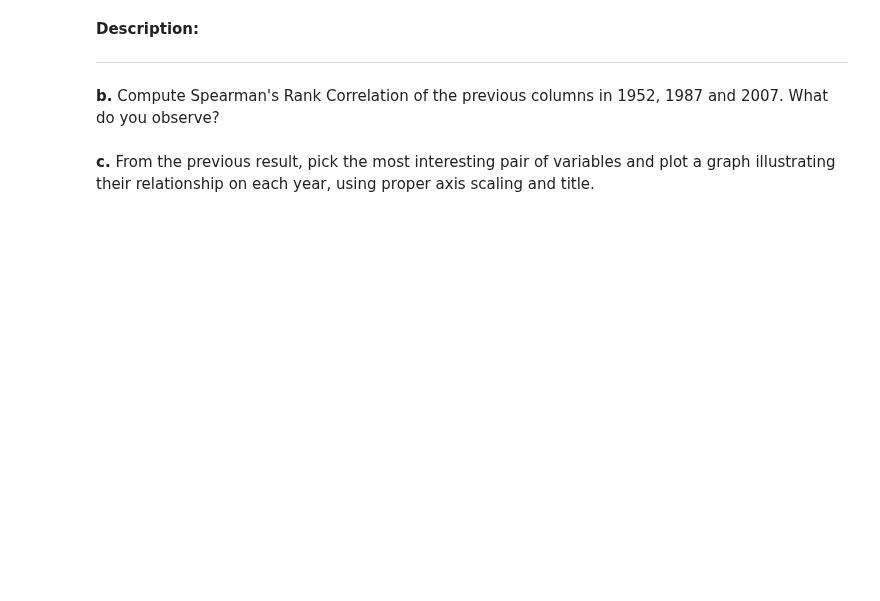
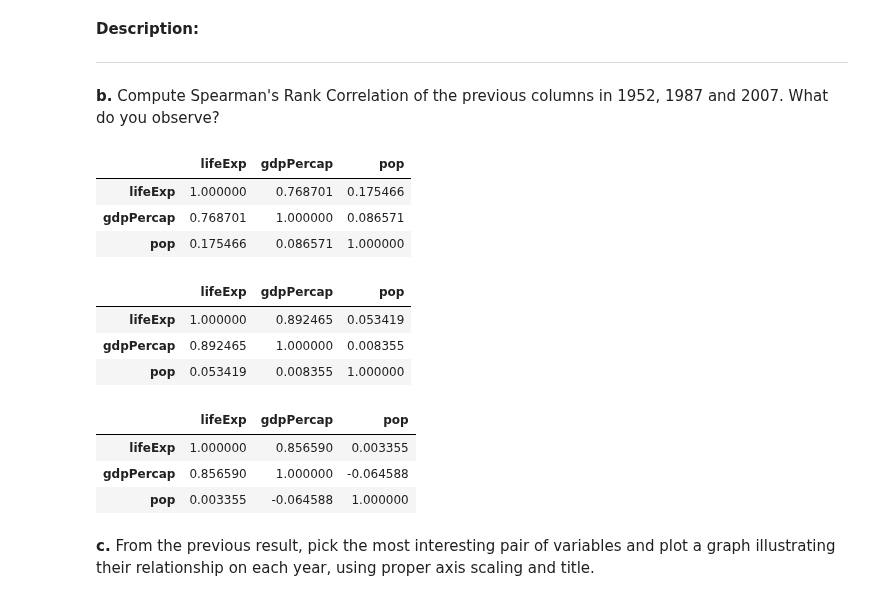
Before and after one commit to hassothea/I5_EDA_ITC, a Jupyter notebook: TPs/TP2_Bivariate_Analysis.ipynb, the cells around one changed output. Saved outputs shown, nothing was run; the diff lists cells and outputs as text; code cells hidden in the pictures; blank space fills up the shorter version.

```diff
--- a/TPs/TP2_Bivariate_Analysis.ipynb
+++ b/TPs/TP2_Bivariate_Analysis.ipynb
@@ -47,2 +69,23 @@ gapminder.head()
+# %%
+data1952[quan_vars].corr(method='spearman').style.background_gradient(cmap='hot')
+# %% [output]
+|  | lifeExp | gdpPercap | pop |
+| lifeExp | 1.000000 | 0.768701 | 0.175466 |
+| gdpPercap | 0.768701 | 1.000000 | 0.086571 |
+| pop | 0.175466 | 0.086571 | 1.000000 |
+# %%
+data1987[quan_vars].corr(method='spearman').style.background_gradient(cmap='hot')
+# %% [output]
+|  | lifeExp | gdpPercap | pop |
+| lifeExp | 1.000000 | 0.892465 | 0.053419 |
+| gdpPercap | 0.892465 | 1.000000 | 0.008355 |
+| pop | 0.053419 | 0.008355 | 1.000000 |
+# %%
+data2007[quan_vars].corr(method='spearman').style.background_gradient(cmap='hot')
+# %% [output]
+|  | lifeExp | gdpPercap | pop |
+| lifeExp | 1.000000 | 0.856590 | 0.003355 |
+| gdpPercap | 0.856590 | 1.000000 | -0.064588 |
+| pop | 0.003355 | -0.064588 | 1.000000 |
 # %% [markdown]
 **c.** From the previous result, pick the most interesting pair of variables and plot a graph illustrating their relationship on each year, using proper axis scaling and title.
```
Also changed, not shown: parts of 13 cells of this notebook, 8 other files.
